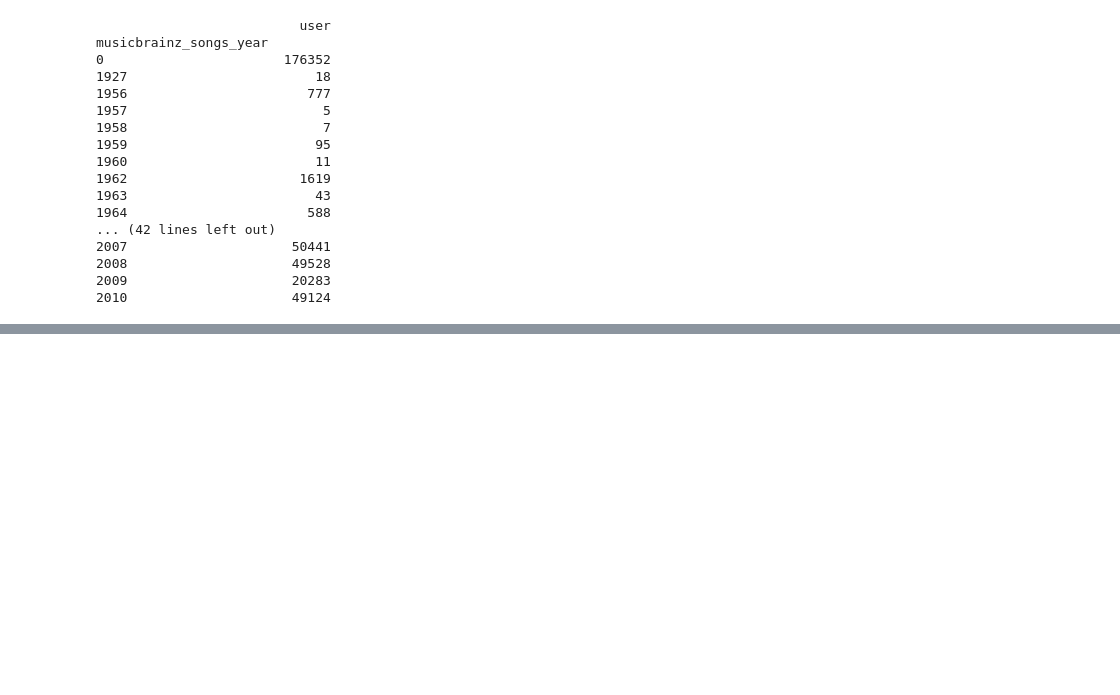
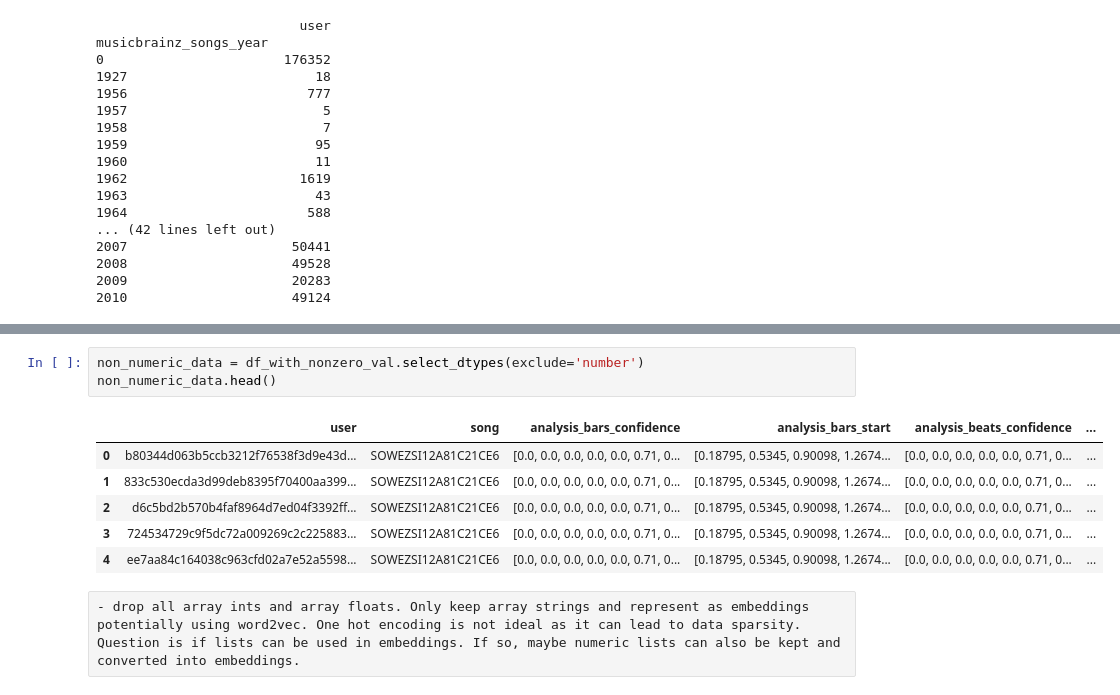
Before and after one commit to skhatri-28/Song-Recommendation-System-Project, a Jupyter notebook: notebooks/preprocessing.ipynb, the cells around one changed output, grey strips where cells are left out. Saved outputs shown, nothing was run; the diff lists cells and outputs as text; blank space fills up the shorter version.

```diff
--- a/notebooks/preprocessing.ipynb
+++ b/notebooks/preprocessing.ipynb
@@ -107,0 +188,12 @@ musicbrainz_songs_year
+# %%
+non_numeric_data = df_with_nonzero_val.select_dtypes(exclude='number')
+non_numeric_data.head()
+# %% [output]
+|  | user | song | analysis_bars_confidence | analysis_bars_start | analysis_beats_confidence | ... |
+| 0 | b80344d063b5ccb3212f76538f3d9e43d... | SOWEZSI12A81C21CE6 | [0.0, 0.0, 0.0, 0.0, 0.0, 0.71, 0... | [0.18795, 0.5345, 0.90098, 1.2674... | [0.0, 0.0, 0.0, 0.0, 0.0, 0.71, 0... | ... |
+| 1 | 833c530ecda3d99deb8395f70400aa399... | SOWEZSI12A81C21CE6 | [0.0, 0.0, 0.0, 0.0, 0.0, 0.71, 0... | [0.18795, 0.5345, 0.90098, 1.2674... | [0.0, 0.0, 0.0, 0.0, 0.0, 0.71, 0... | ... |
+| 2 | d6c5bd2b570b4faf8964d7ed04f3392ff... | SOWEZSI12A81C21CE6 | [0.0, 0.0, 0.0, 0.0, 0.0, 0.71, 0... | [0.18795, 0.5345, 0.90098, 1.2674... | [0.0, 0.0, 0.0, 0.0, 0.0, 0.71, 0... | ... |
+| 3 | 724534729c9f5dc72a009269c2c225883... | SOWEZSI12A81C21CE6 | [0.0, 0.0, 0.0, 0.0, 0.0, 0.71, 0... | [0.18795, 0.5345, 0.90098, 1.2674... | [0.0, 0.0, 0.0, 0.0, 0.0, 0.71, 0... | ... |
+| 4 | ee7aa84c164038c963cfd02a7e52a5598... | SOWEZSI12A81C21CE6 | [0.0, 0.0, 0.0, 0.0, 0.0, 0.71, 0... | [0.18795, 0.5345, 0.90098, 1.2674... | [0.0, 0.0, 0.0, 0.0, 0.0, 0.71, 0... | ... |
+# %% [raw]
+- drop all array ints and array floats. Only keep array strings and represent as embeddings potentially using word2vec. One hot encoding is not ideal as it can lead to data sparsity. Question is if lists can be used in embeddings. If so, maybe numeric lists can also be kept and converted into embeddings.
```
Also changed, not shown: parts of 10 cells of this notebook.
